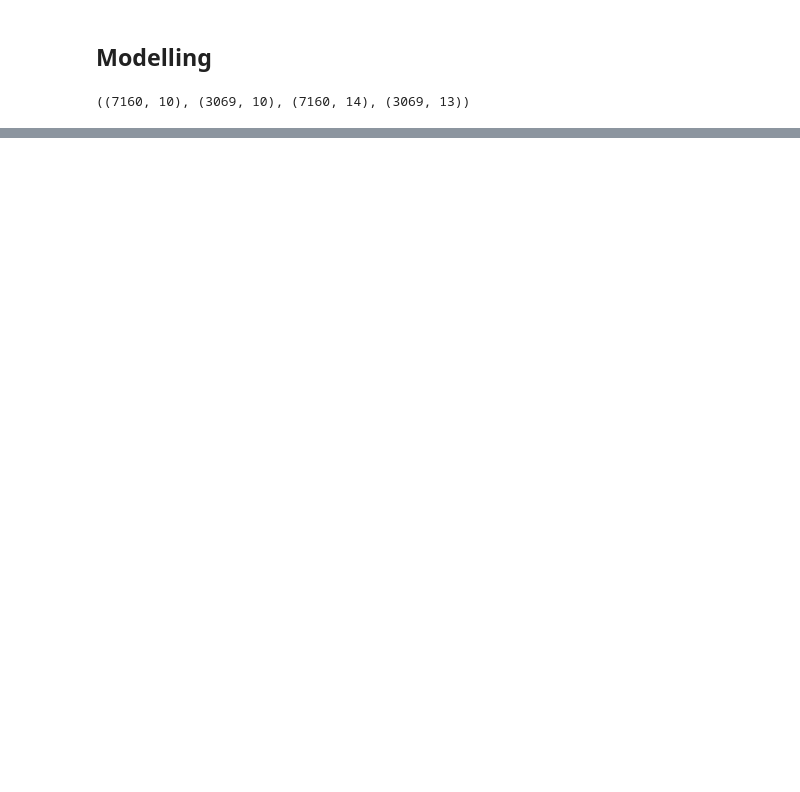
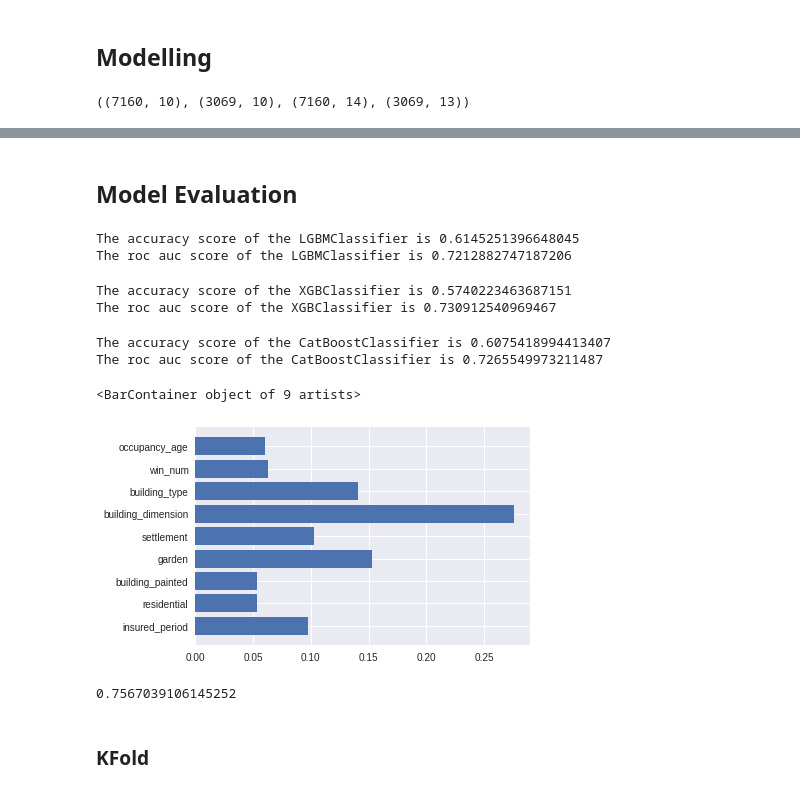
Before and after one commit to praistarr/Insurance-claim-prediction, a Jupyter notebook: Insurance_prediction.ipynb, the cells around one changed output, grey strips where cells are left out. Cells and saved outputs as stored; diff of their text form; code cells hidden in the pictures; blank space fills up the shorter version.

```diff
--- a/Insurance_prediction.ipynb
+++ b/Insurance_prediction.ipynb
@@ -309,7 +302,4 @@ train_df.shape, test_df.shape, train.shape, test.shape
 # %%
 x = train_df.drop('claim', axis = 1)
 y= train_df['claim']
-x_train, x_test, y_train, y_test = train_test_split(x, y, test_size = 0.3)
+x_train, x_test, y_train, y_test = train_test_split(x, y, test_size = 0.1, random_state = 0)
-# %%
-rf_base = RandomForestClassifier()
-rf_base.fit(x_train, y_train)
@@ -324,3 +308,3 @@ accuracy_score(y_pred, y_test)
 # %%
-cat_base = CatBoostClassifier()
+cat_base = CatBoostClassifier(scale_pos_weight = 5.0, learning_rate= 0.02, n_estimators=1000)
 cat_base.fit(x_train, y_train)
@@ -352,4 +313,4 @@ accuracy_score(y_pred, y_test)
 # %%
-xg_base = XGBClassifier()
+xg_base = XGBClassifier(scale_pos_weight = 5.0, learning_rate= 0.02, n_estimators=1000)
 xg_base.fit(x_train, y_train)
 # %% [output]
@@ -373,0 +326,2 @@ accuracy_score(y_pred, y_test)
+# %% [markdown]
+## Model Evaluation
@@ -373,0 +334,31 @@ accuracy_score(y_pred, y_test)
+# %%
+result(lgbm_base)
+# %% [output]
+The accuracy score of the LGBMClassifier is 0.6145251396648045
+The roc auc score of the LGBMClassifier is 0.7212882747187206
+# %%
+result(xg_base)
+# %% [output]
+The accuracy score of the XGBClassifier is 0.5740223463687151
+The roc auc score of the XGBClassifier is 0.730912540969467
+# %%
+result(cat_base)
+# %% [output]
+The accuracy score of the CatBoostClassifier is 0.6075418994413407
+The roc auc score of the CatBoostClassifier is 0.7265549973211487
+# %%
+#Plotting the feature importance
+plt.barh(x.columns, xg_base.feature_importances_)
+# %% [output]
+<BarContainer object of 9 artists>
+[figure, added]
+# %%
+from sklearn.pipeline import Pipeline, make_pipeline
+from sklearn.model_selection import cross_val_score
+# my_pipeline = make_pipeline(RandomForestClassifier(n_estimators=1000))
+cv_scores = cross_val_score(RandomForestClassifier(n_estimators=1000), x, y, cv=5, scoring='accuracy')
+cv_scores.mean()
+# %% [output]
+0.7567039106145252
+# %% [markdown]
+### KFold
```
Also changed, not shown: parts of 43 cells of this notebook.
